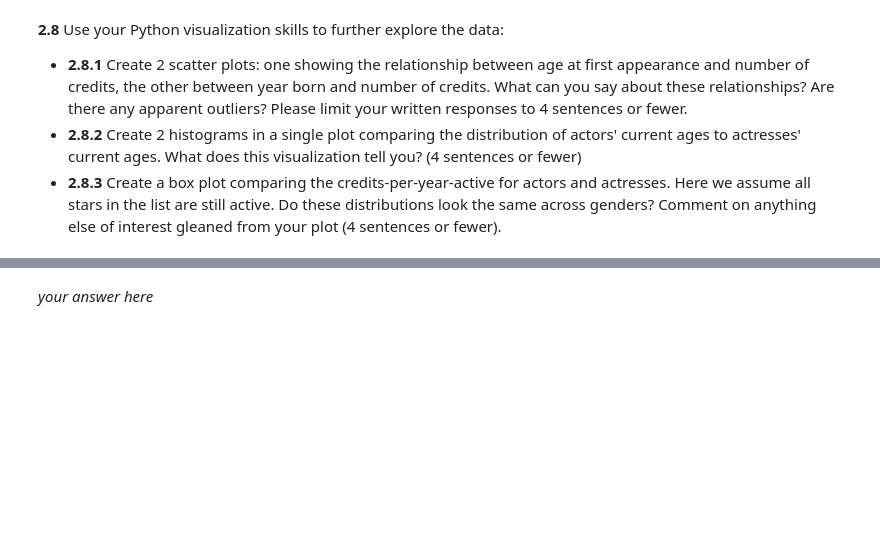
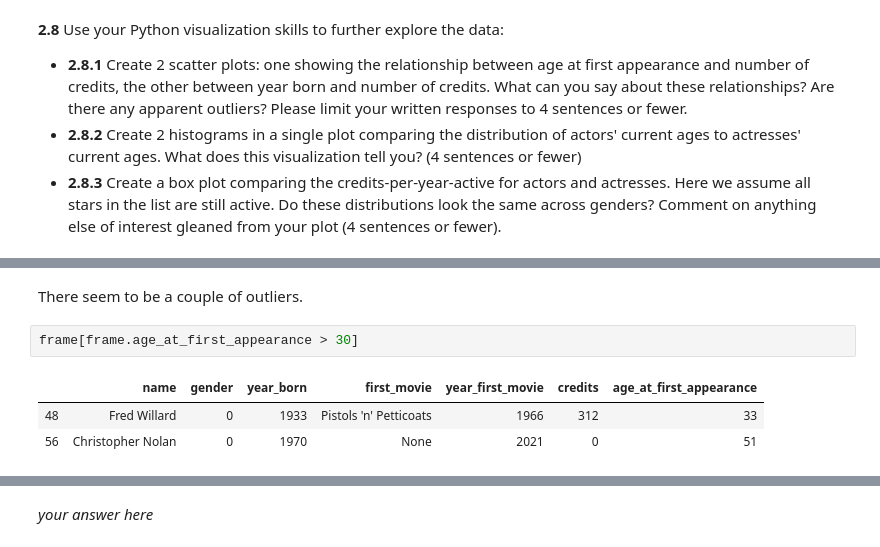
Before and after one commit to CreditPy/2021-s109a, a Jupyter notebook: cs_s109a_hw1/cs_s109a_hw1_sunil_steven.ipynb, the cells around one changed output, grey strips where cells are left out. Saved outputs shown, nothing was run; the diff lists cells and outputs as text; blank space fills up the shorter version.

```diff
--- a/cs_s109a_hw1/cs_s109a_hw1_sunil_steven.ipynb
+++ b/cs_s109a_hw1/cs_s109a_hw1_sunil_steven.ipynb
@@ -712,0 +707,8 @@ The number of child actors: 17
+# %% [markdown]
+There seem to be a couple of outliers.
+# %%
+frame[frame.age_at_first_appearance > 30]
+# %% [output]
+|  | name | gender | year_born | first_movie | year_first_movie | credits | age_at_first_appearance |
+| 48 | Fred Willard | 0 | 1933 | Pistols 'n' Petticoats | 1966 | 312 | 33 |
+| 56 | Christopher Nolan | 0 | 1970 | None | 2021 | 0 | 51 |
```
Also changed, not shown: parts of 13 cells of this notebook, 1 other file.
